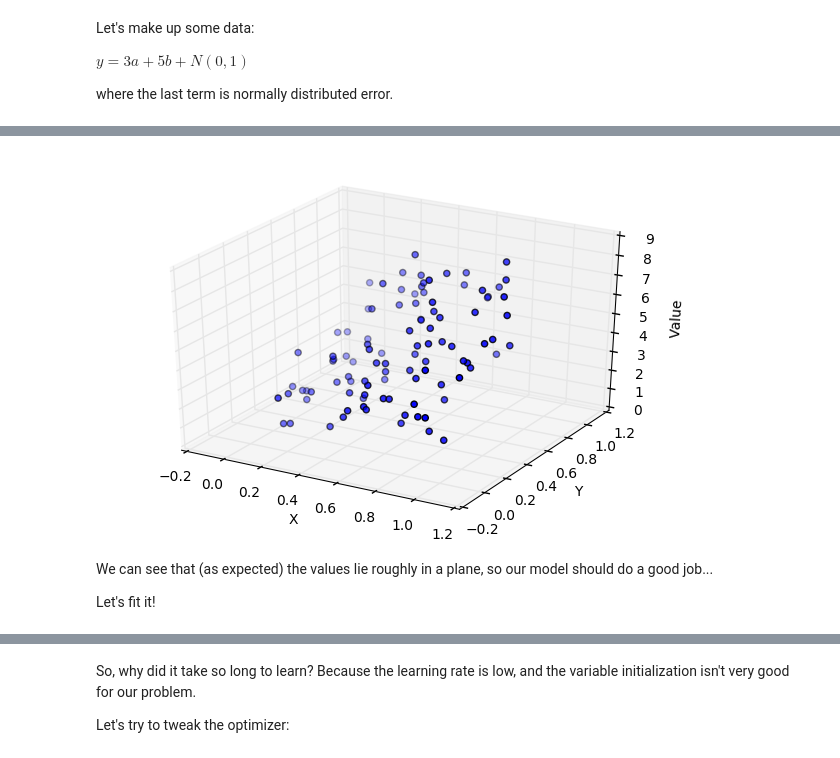
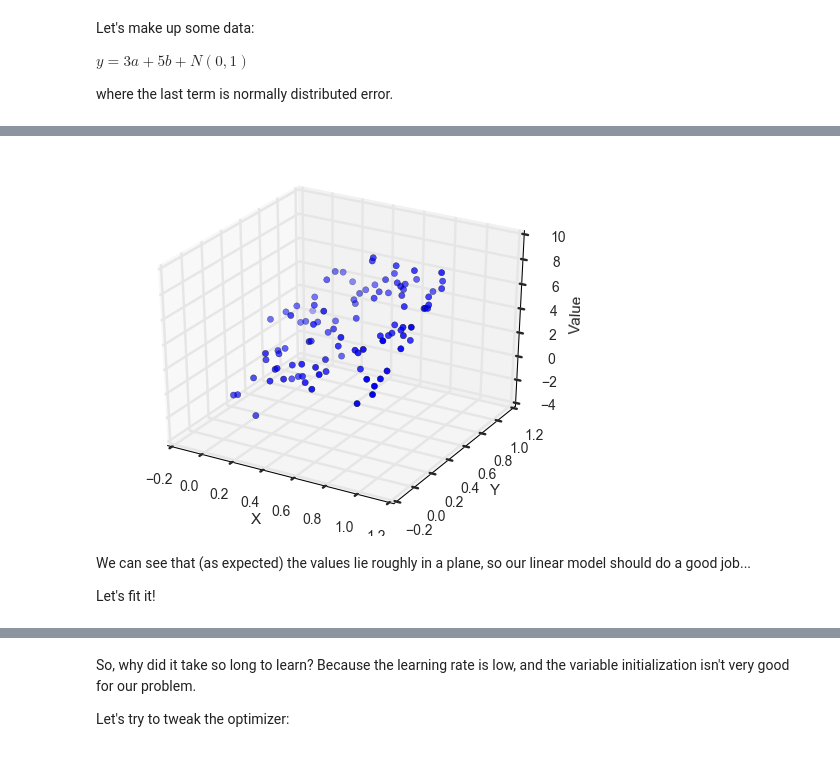
Before and after one commit to shnayder/deep-learning-workshop, a Jupyter notebook: 01-regression-keras.ipynb, the cells around one changed output, grey strips where cells are left out. Drawn from its saved outputs; the diff is of its cells as text; code cells hidden in the pictures.

```diff
--- a/01-regression-keras.ipynb
+++ b/01-regression-keras.ipynb
@@ -4,6 +7,8 @@
 import numpy as np
 import matplotlib as mpl
 import matplotlib.pyplot as plt
+import seaborn as sns # prettier plots
+sns.set_style('white') # get rid of the grids
 # %%
 # Don't worry about what all these are -- used later
 from keras.models import Sequential
@@ -66,17 +69,17 @@ with printoptions(precision=2, threshold=20):
 # %%
 # and plot it
 from mpl_toolkits.mplot3d import Axes3D
-fig = plt.figure()
+fig = plt.figure(figsize=(5,4))
 ax = fig.add_subplot(111, projection='3d')
 
 ax.scatter(xs=data[:,0], ys=data[:,1], zs=values)
 ax.set_xlabel('X')
 ax.set_ylabel('Y')
 ax.set_zlabel('Value')
 fig.tight_layout()
 # %% [output]
-[figure, old version]
+[figure, new version]
 # %% [markdown]
-We can see that (as expected) the values lie roughly in a plane, so our model should do a good job...
+We can see that (as expected) the values lie roughly in a plane, so our linear model should do a good job...
 
 Let's fit it!
```
Also changed, not shown: parts of 29 cells of this notebook, 7 other files.
